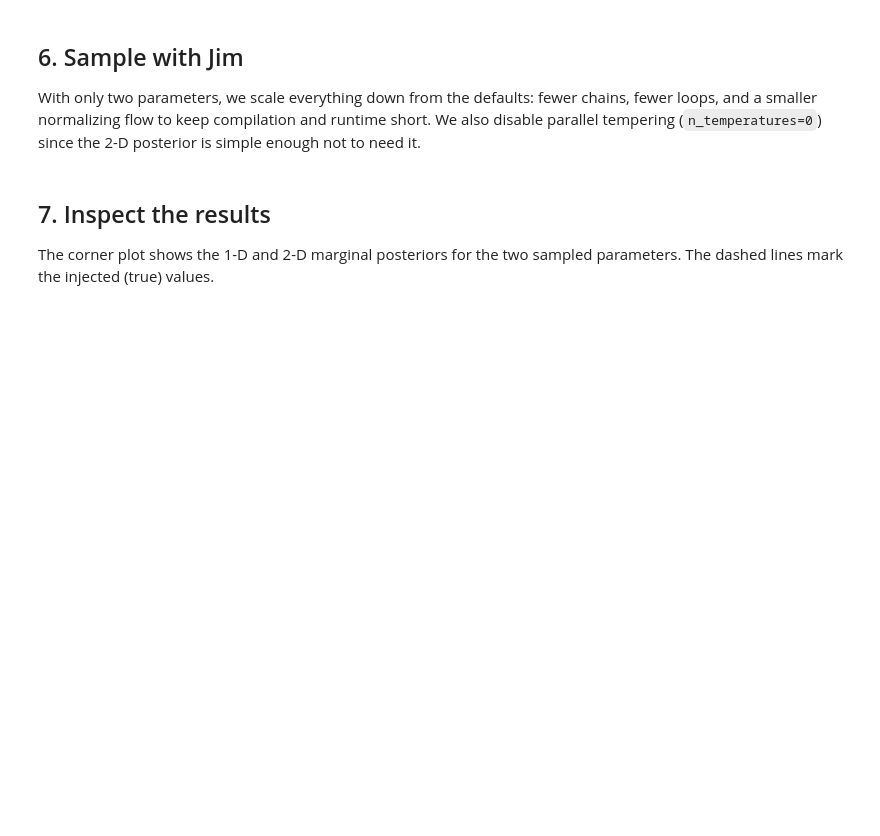
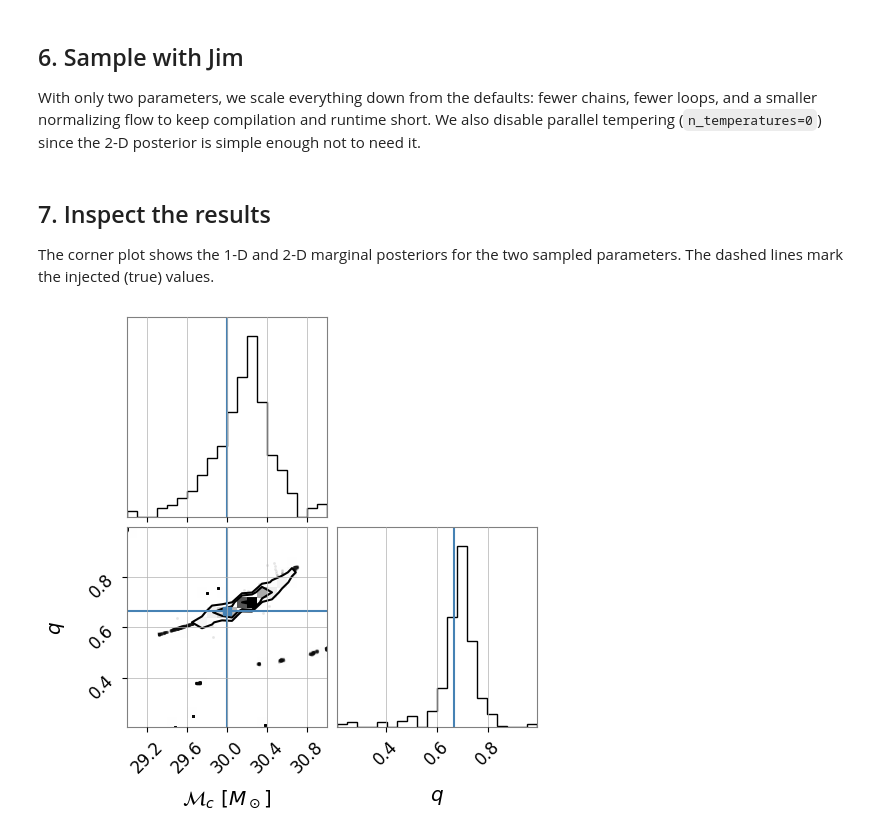
Before and after one commit to GW-JAX-Team/jim, a Jupyter notebook: docs/tutorials/getting_started.ipynb, the cells around one changed output. Saved outputs shown, nothing was run; the diff lists cells and outputs as text; code cells hidden in the pictures; blank space fills up the shorter version.

```diff
--- a/docs/tutorials/getting_started.ipynb
+++ b/docs/tutorials/getting_started.ipynb
@@ -38,7 +38,7 @@ injection_parameters = {
     "s2_z": 0.0,
     "lambda_1": 0.0,
     "lambda_2": 0.0,
-    "d_L": 500.0,
+    "d_L": 1000.0,
     "t_c": 0.0,
     "phase_c": 0.0,
     "iota": 0.4,
@@ -54,11 +54,11 @@ injection_parameters = {
 waveform = RippleTaylorF2(f_ref=20.0)
 
 f_min = 20.0
-f_max = 512.0
+f_max = 1024.0
 duration = 4.0
 sampling_frequency = 2 * f_max
 
-ifos = [get_H1()]
+ifos = [get_H1(), get_L1()]
 for ifo in ifos:
     ifo.load_and_set_psd()
     ifo.frequency_bounds = (f_min, f_max)
@@ -68,7 +68,6 @@ for ifo in ifos:
         0.0,
         waveform,
         injection_parameters,
-        is_zero_noise=True,  # noiseless injection for a clean test
     )
 # %% [markdown]
 ## 3. Define the prior
@@ -144,7 +143,6 @@ jim = Jim(
     rq_spline_n_bins=8,
     n_max_examples=3000,
     n_temperatures=0,
-    verbose=True,
 )
 
 jim.sample()
@@ -153,18 +151,20 @@ jim.sample()
 
 The corner plot shows the 1-D and 2-D marginal posteriors for the two sampled parameters. The dashed lines mark the injected (true) values.
 # %%
-import corner
+from corner import corner
 import matplotlib.pyplot as plt
-import jax.numpy as jnp
+import numpy as np
 
 samples = jim.get_samples()
 
-fig = corner.corner(
-    jnp.column_stack([samples["M_c"], samples["q"]]),
+fig = corner(
+    np.column_stack([samples["M_c"], samples["q"]]),
     labels=[r"$\mathcal{M}_c\ [M_\odot]$", r"$q$"],
     truths=[
         injection_parameters["M_c"],
         MassRatioToSymmetricMassRatioTransform.inverse({"eta": injection_parameters["eta"]})[0]["q"],
     ],
 )
 plt.show()
+# %% [output]
+[figure, added]
```
Also changed, not shown: parts of 1 cell of this notebook.
